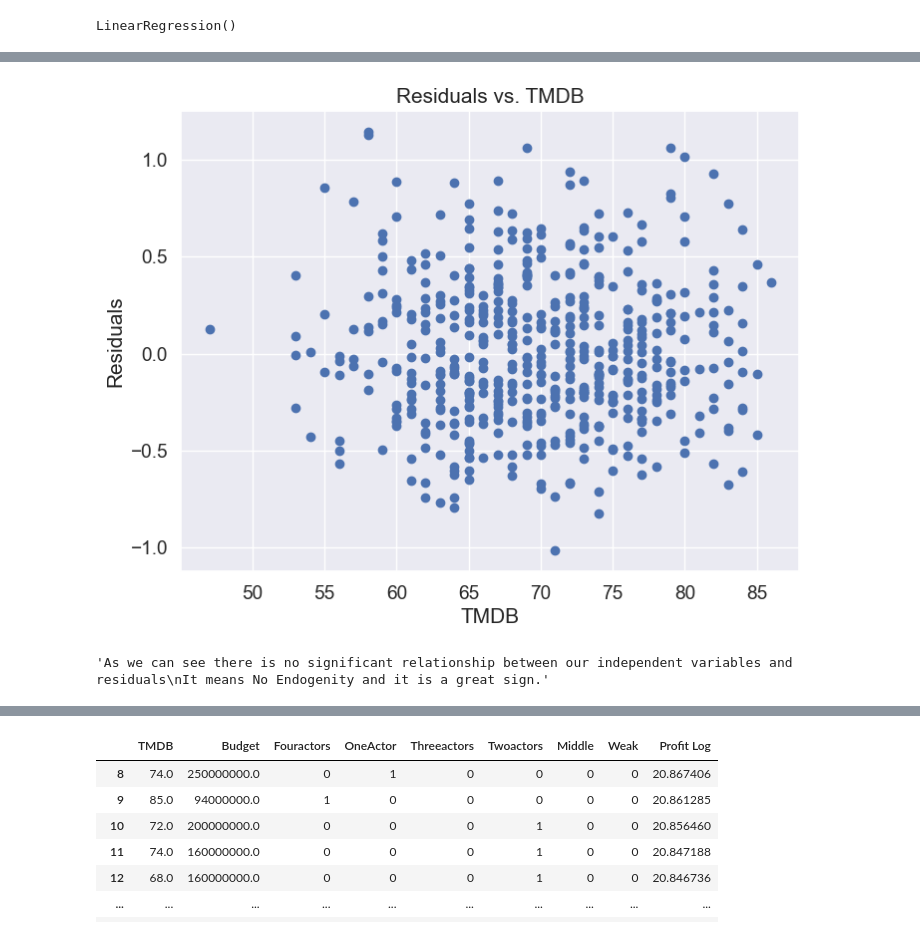
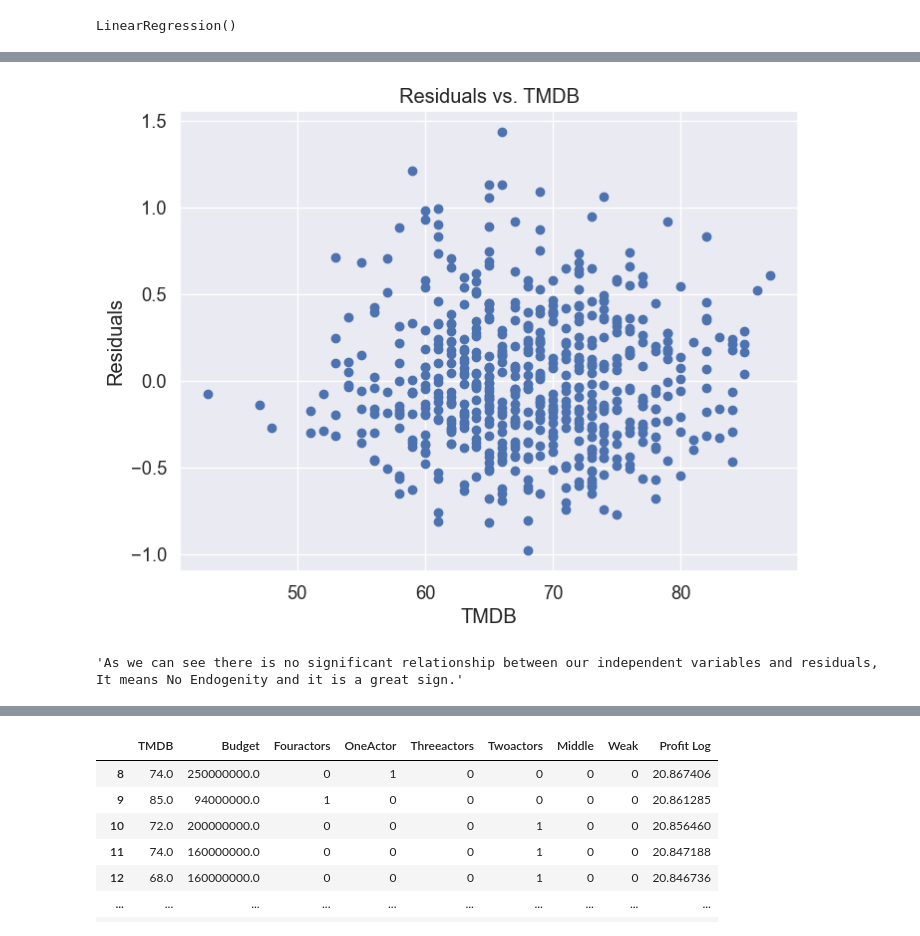
Before and after one commit to aliiyevali/IMDB-Movie-Exploration-Project, a Jupyter notebook: Linear.ipynb, the cells around one changed output, grey strips where cells are left out. Cells and saved outputs as stored; diff of their text form; code cells hidden in the pictures.

```diff
--- a/Linear.ipynb
+++ b/Linear.ipynb
@@ -439,3 +520,6 @@ Index(['Unnamed: 0', 'ID', 'Name', 'Director', 'distributor', 'Time', 'Year',
+# %%
+output["Genre Cluster"]=clusters_new["cluster_pred"]
+output
 # %% [markdown]
 # Let's start actual Modelling
 # Analysing & Transforming data for better results
@@ -461,4 +556,4 @@ data0
 # %%
-data0= data0.drop(data0.columns[[4,6,7,8,9,10,11]], axis=1)
+data0= data0.drop(data0.columns[[0,1,2,3,4,5,6,7,8,9,11,12,13,14,16,18,19,20,21,22,23,25]], axis=1)
 data0 #Keeping most important columns for Model
 # %% [output]
@@ -673,5 +771,5 @@ vif
 # %% [markdown]
 # Creating actual Model
 # %%
-data6=data6.drop(["Time","IMDB","Tomatometer","Rotten Tomatos Audience"],axis=1)
+data6=data6.drop(["Time","IMDB","Tomatometer","Rotten Tomatos Audience","NOactor"],axis=1)
 data6
@@ -689,6 +801,3 @@ ax2.set_xlabel("TMDB")
 plt.show()
 # %% [output]
 [figure]
-# %%
-data6=data6.drop(["Time","Year","NOactor","Strong"],axis=1)
-data6
@@ -748,17 +843,16 @@ len(output["Budget"].iloc[:569])
 # %%
 residuals = y_train - y_hat
 plt.figure(figsize=(8, 6))
-plt.scatter(output["TMDB"].iloc[:568], residuals)
+plt.scatter(data6["TMDB"].iloc[:575], residuals)
 plt.title("Residuals vs. TMDB")
 plt.xlabel("TMDB")
 plt.ylabel("Residuals")
 plt.grid(True)
 plt.show()
-"""As we can see there is no significant relationship between our independent variables and residuals
-It means No Endogenity and it is a great sign."""
+"""As we can see there is no significant relationship between our independent variables and residuals, It means No Endogenity and it is a great sign."""
 # %% [output]
-[figure, old version]
+[figure, new version]
-'As we can see there is no significant relationship between our independent variables and residuals\nIt means No Endogenity and it is a great sign.'
+'As we can see there is no significant relationship between our independent variables and residuals, It means No Endogenity and it is a great sign.'
 # %%
 corr = output["TMDB"].corr(residuals)
 print(corr)
```
Also changed, not shown: parts of 101 cells of this notebook.
